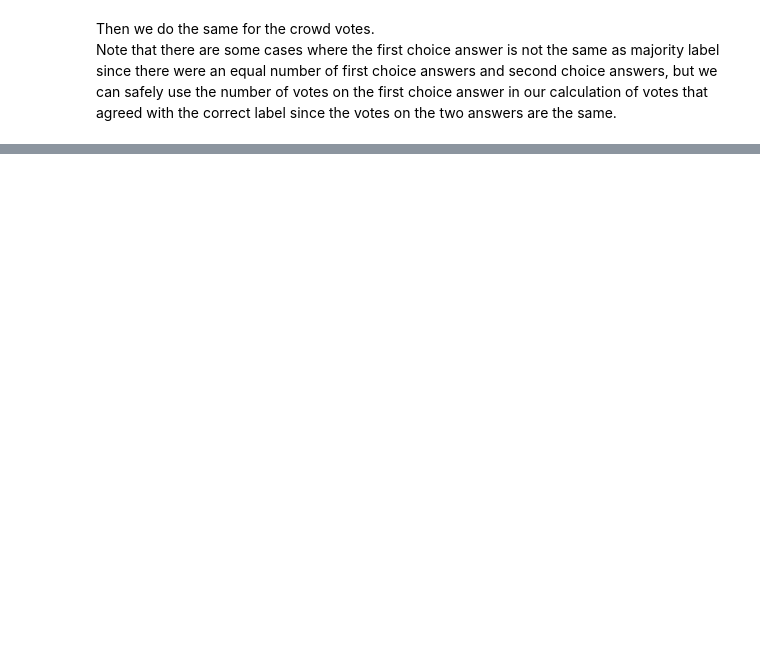
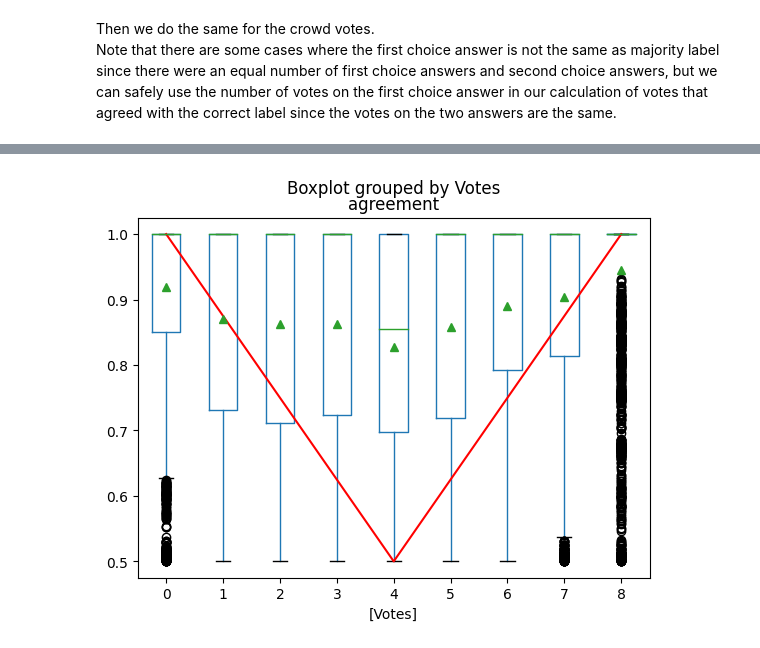
Before and after one commit to zhengxiaoyan321/medical_label_project, a Jupyter notebook: main.ipynb, the cells around one changed output, grey strips where cells are left out. Saved outputs shown, nothing was run; the diff lists cells and outputs as text; code cells hidden in the pictures; blank space fills up the shorter version.

```diff
--- a/main.ipynb
+++ b/main.ipynb
@@ -109,0 +167,17 @@ valid_results
+# %%
+weighted = reads.groupby(["problem_id","chosen_answer"]).agg(pd.Series.sum)
+weighted.reset_index(["problem_id","chosen_answer"], inplace=True)
+joined_result = valid_results.join(weighted.set_index("problem_id"),on="Case ID")
+# %%
+weighted_acc = joined_result.groupby(["Case ID","Votes"])[["accuracy"]].agg((pd.Series.sum,pd.Series.max)).reset_index(["Case ID","Votes"])
+weighted_acc["agreement"] = weighted_acc["accuracy"]["max"]/weighted_acc["accuracy"]["sum"]
+weighted_acc.columns = weighted_acc.columns.droplevel(1)
+# %%
+acc = weighted_acc["agreement"]
+weighted_acc["Weighted Agreement"] = weighted_agreement*agreement + (1-weighted_agreement)*(1-agreement)
+# %%
+weighted_acc[["agreement","Votes"]].boxplot(by="Votes", showmeans=True, grid=False)
+plt.plot(np.arange(9)+1, expert_agreement, color="r")
+plt.show()
+# %% [output]
+[figure, added]
```
Also changed, not shown: parts of 16 cells of this notebook.
